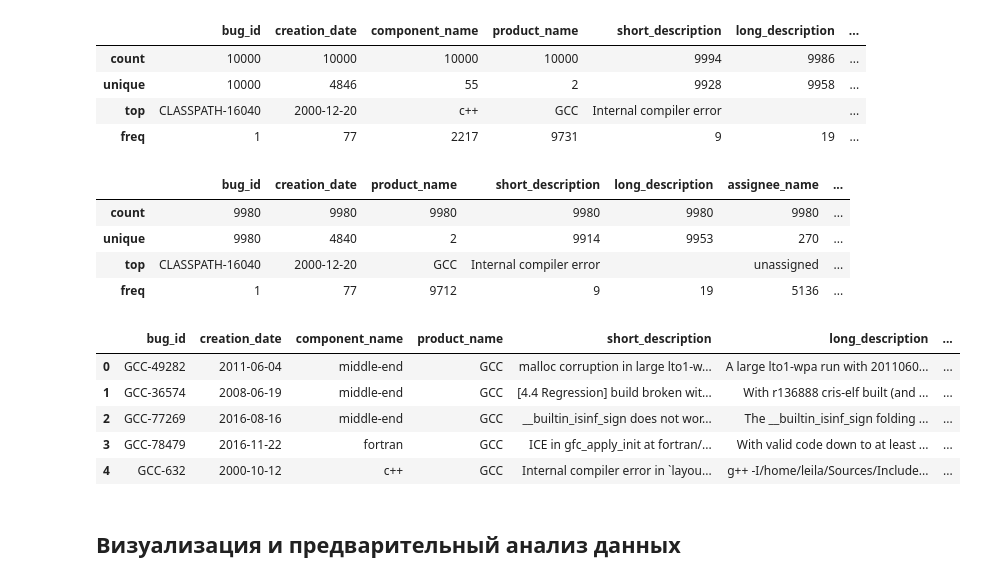
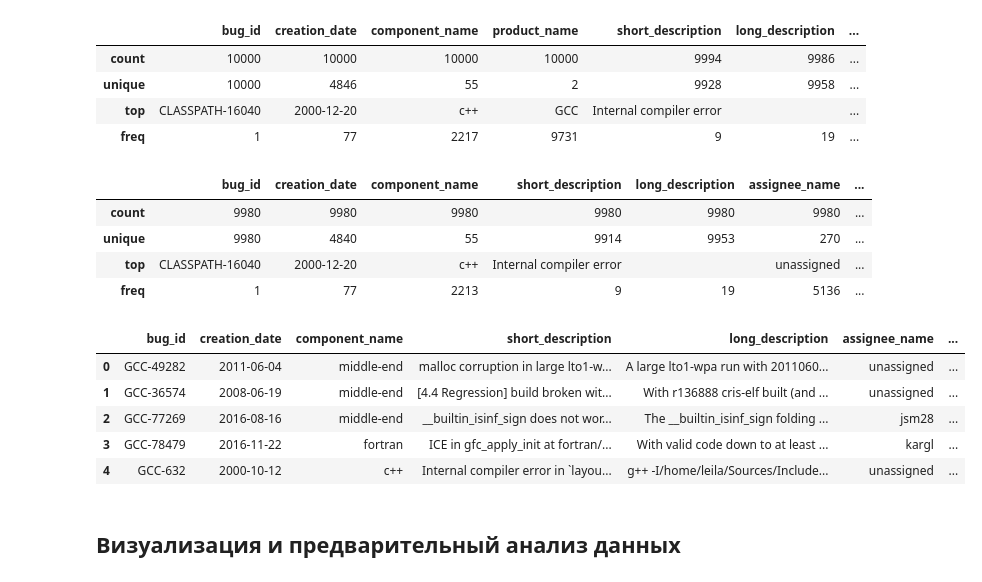
Before and after one commit to Sandro295/Masters-ML, a Jupyter notebook: homework-1.ipynb, the cells around one changed output. Cells and saved outputs as stored; diff of their text form; code cells hidden in the pictures.

```diff
--- a/homework-1.ipynb
+++ b/homework-1.ipynb
@@ -155,7 +168,7 @@ dtype: int64
 # %% [markdown]
 Также избавимся от строк с пропущенными данными.
 # %%
-data = data_raw.drop(['severity_category', 'component_name', 'update_date'], axis=1).dropna()
+data = data_raw.drop(['severity_category', 'product_name', 'update_date', 'resolution_category', 'resolution_code', 'status_category', 'quantity_of_votes'], axis=1).dropna()
 # %%
 data_raw.describe(include=['category'])
 # %% [output]
@@ -167,20 +180,20 @@ data_raw.describe(include=['category'])
 # %%
 data.describe(include=['category'])
 # %% [output]
-|  | bug_id | creation_date | product_name | short_description | long_description | assignee_name | ... |
+|  | bug_id | creation_date | component_name | short_description | long_description | assignee_name | ... |
 | count | 9980 | 9980 | 9980 | 9980 | 9980 | 9980 | ... |
-| unique | 9980 | 4840 | 2 | 9914 | 9953 | 270 | ... |
-| top | CLASSPATH-16040 | 2000-12-20 | GCC | Internal compiler error |  | unassigned | ... |
-| freq | 1 | 77 | 9712 | 9 | 19 | 5136 | ... |
+| unique | 9980 | 4840 | 55 | 9914 | 9953 | 270 | ... |
+| top | CLASSPATH-16040 | 2000-12-20 | c++ | Internal compiler error |  | unassigned | ... |
+| freq | 1 | 77 | 2213 | 9 | 19 | 5136 | ... |
 # %%
-data_raw.head(5)
+data.head(5)
 # %% [output]
-|  | bug_id | creation_date | component_name | product_name | short_description | long_description | ... |
-| 0 | GCC-49282 | 2011-06-04 | middle-end | GCC | malloc corruption in large lto1-w... | A large lto1-wpa run with 2011060... | ... |
-| 1 | GCC-36574 | 2008-06-19 | middle-end | GCC | [4.4 Regression] build broken wit... | With r136888 cris-elf built (and ... | ... |
-| 2 | GCC-77269 | 2016-08-16 | middle-end | GCC | __builtin_isinf_sign does not wor... | The __builtin_isinf_sign folding ... | ... |
-| 3 | GCC-78479 | 2016-11-22 | fortran | GCC | ICE in gfc_apply_init at fortran/... | With valid code down to at least ... | ... |
-| 4 | GCC-632 | 2000-10-12 | c++ | GCC | Internal compiler error in `layou... | g++ -I/home/leila/Sources/Include... | ... |
+|  | bug_id | creation_date | component_name | short_description | long_description | assignee_name | ... |
+| 0 | GCC-49282 | 2011-06-04 | middle-end | malloc corruption in large lto1-w... | A large lto1-wpa run with 2011060... | unassigned | ... |
+| 1 | GCC-36574 | 2008-06-19 | middle-end | [4.4 Regression] build broken wit... | With r136888 cris-elf built (and ... | unassigned | ... |
+| 2 | GCC-77269 | 2016-08-16 | middle-end | __builtin_isinf_sign does not wor... | The __builtin_isinf_sign folding ... | jsm28 | ... |
+| 3 | GCC-78479 | 2016-11-22 | fortran | ICE in gfc_apply_init at fortran/... | With valid code down to at least ... | kargl | ... |
+| 4 | GCC-632 | 2000-10-12 | c++ | Internal compiler error in `layou... | g++ -I/home/leila/Sources/Include... | unassigned | ... |
 # %% [markdown]
 ## Визуализация и предварительный анализ данных
 # %% [markdown]
```
Also changed, not shown: parts of 22 cells of this notebook.
